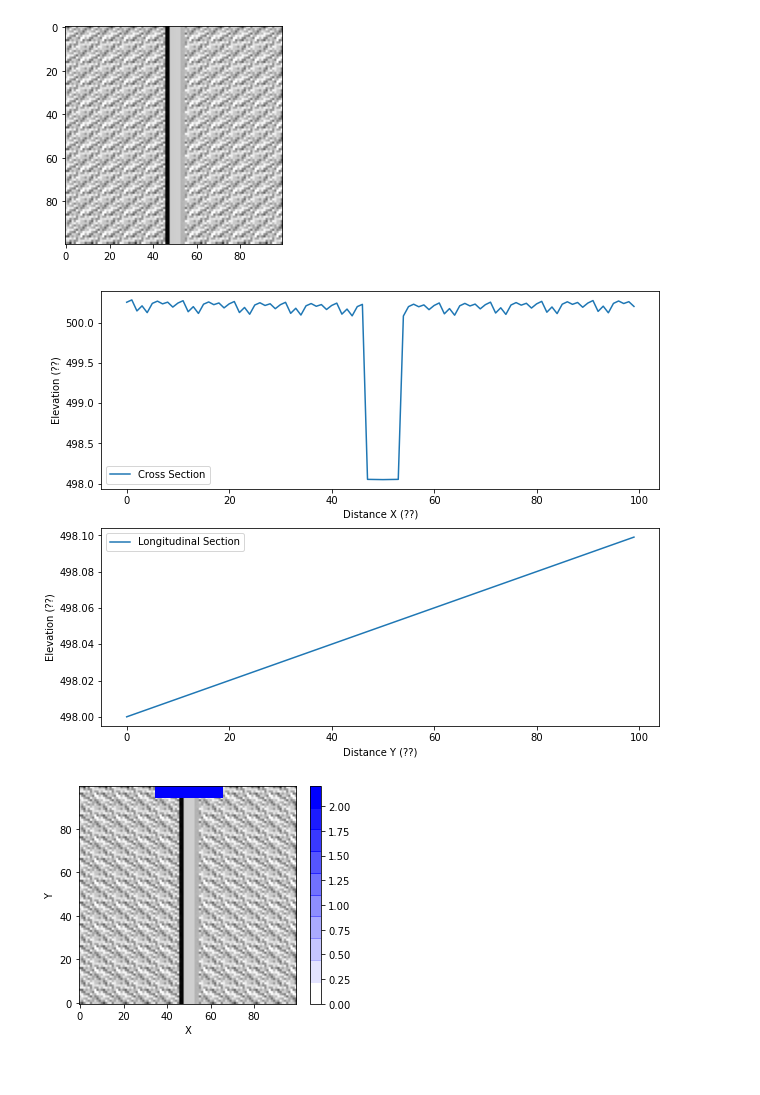
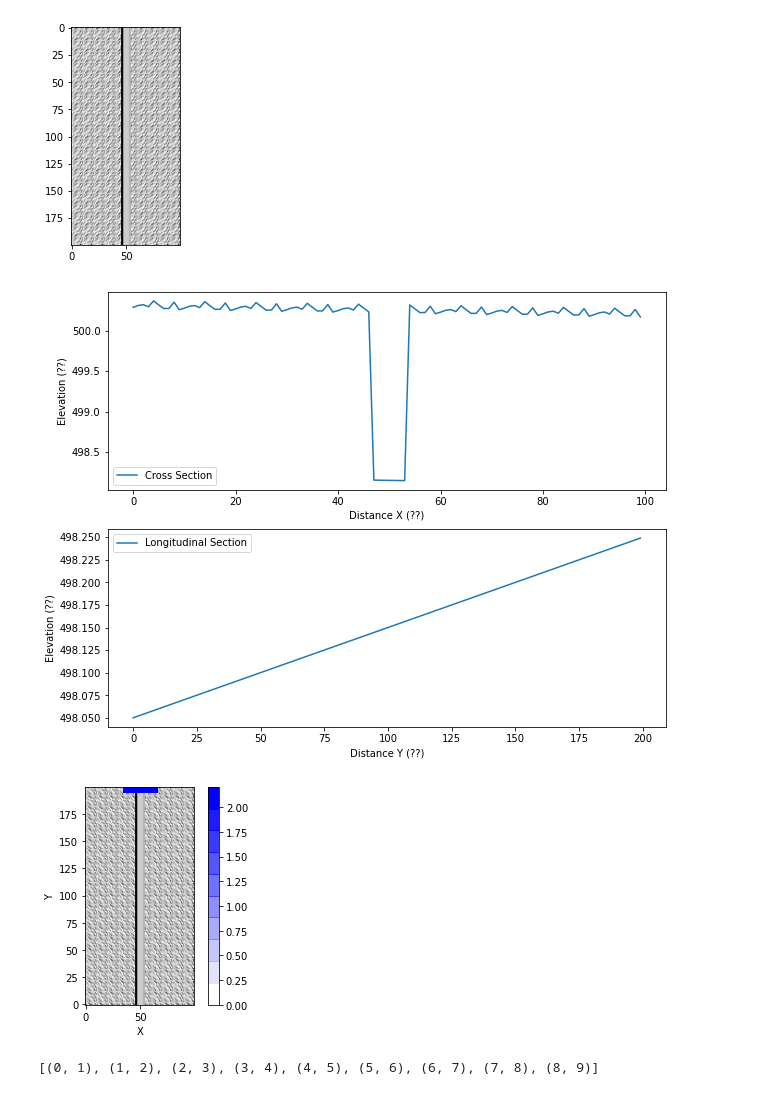
Before and after one commit to espin-2020/fluvial, a Jupyter notebook: 2D_Flow/Overland-Channel.ipynb, the cells around one changed output. Cells and saved outputs as stored; diff of their text form; code cells hidden in the pictures.

```diff
--- a/2D_Flow/Overland-Channel.ipynb
+++ b/2D_Flow/Overland-Channel.ipynb
@@ -40,7 +40,7 @@ def DepthToLinks():
         netH[i] = sampleRaster(np.reshape(h,(nX,nY)),netGrid.node_x[tempX],netGrid.node_y[tempY])
 # %%
 #Define grid
-nX = 100
+nX = 200
 nY = 100
 spacing = 1.0
 grid = RasterModelGrid((nX, nY), xy_spacing=1.)
@@ -53,4 +53,4 @@ z = grid.add_field('topographic__elevation', z, at='node')
 # Long. slope
 Long_Slope = 1./1000
 z += grid.node_y*Long_Slope
-#imshow_grid(grid,'topographic__elevation')
+imshow_grid(grid,'topographic__elevation')
@@ -59,7 +61,7 @@ z += grid.node_y*Long_Slope
 Channel_Width = 8.
 Channel_Depth = 2.
 
-isChannel = (grid.node_x > nX/2 - Channel_Width/2) * (grid.node_x < nX/2 + Channel_Width/2)
+isChannel = (grid.node_x > (nY/2 - Channel_Width/2)) * (grid.node_x < (nY/2 + Channel_Width/2))
 
 z[isChannel] -= Channel_Depth
-#imshow_grid(grid,'topographic__elevation')
+imshow_grid(grid,'topographic__elevation')
@@ -71,4 +77,4 @@ z += np.abs(grid.node_x-(nX/2))*Transversal_Slope
 # %%
 # Random noise
-z += ~isChannel * np.reshape(np.tile(np.random.rand(10,10)*0.20,[10,10]),nX*nY)
-#imshow_grid(grid,'topographic__elevation')
+z += ~isChannel * np.reshape(np.tile(np.random.rand(10,10)*0.20,[int(nX/10),int(nY/10)]),nX*nY)
+imshow_grid(grid,'topographic__elevation')
@@ -75,29 +83,29 @@ z += ~isChannel * np.reshape(np.tile(np.random.rand(10,10)*0.20,[10,10]),nX*nY)
 # %%
 ls = LightSource(azdeg=315, altdeg=45)
-plt.imshow(ls.hillshade(np.reshape(z,[100,100]), vert_exag=10), cmap='gray')
+plt.imshow(ls.hillshade(np.reshape(z,[nX,nY]), vert_exag=10), cmap='gray')
 plt.show()
 # %% [output]
-[figure, old version]
+[figure, new version]
 # %%
 fig = plt.figure(figsize=(10,8))
 
 ## Cross Section
 ax1 = plt.subplot(2,1,1)
-ax1.plot(grid.node_x[grid.node_y==nY/2],z[grid.node_y==nY/2],label="Cross Section")
+ax1.plot(grid.node_x[grid.node_y==nX/2],z[grid.node_y==nX/2],label="Cross Section")
 ax1.set_ylabel("Elevation (??)")
 ax1.set_xlabel("Distance X (??)")
 ax1.legend()
 
 ## Long Section
 ax2 = plt.subplot(2,1,2)
-ax2.plot(grid.node_y[grid.node_x==nX/2],z[grid.node_x==nX/2],label="Longitudinal Section")
+ax2.plot(grid.node_y[grid.node_x==nY/2],z[grid.node_x==nY/2],label="Longitudinal Section")
 ax2.set_ylabel("Elevation (??)")
 ax2.set_xlabel("Distance Y (??)")
 ax2.legend()
 
 fig.show()
 # %% [output]
-[figure, old version]
+[figure, new version]
 # %%
 #Cast water depth values
 #Pointer to water depth
@@ -111,9 +119,25 @@ h[bools] = Channel_Depth*1.1
 h = grid.add_field('surface_water__depth', h, at='node')
 # %%
 fig = plt.figure(figsize=(5,4))
-plt.imshow(ls.hillshade(np.reshape(z,[100,100]), vert_exag=10), cmap='gray',origin="lower")
+plt.imshow(ls.hillshade(np.reshape(z,[nX,nY]), vert_exag=10), cmap='gray',origin="lower")
 imshow_grid(grid,'surface_water__depth',cmap=WaterMap)
 fig.show()
 # %% [output]
-[figure, old version]
+[figure, new version]
+# %%
+#Define a erosion network
+
+#Topology
+y_of_node = np.linspace(1,99,10)
+x_of_node = np.ones_like(y_of_node)*nY/2
+nNodes = len(x_of_node)
+
+nodes_at_link = []
+
+for i in range(nNodes-1):
+    nodes_at_link.append((i,i+1))
+
+print(nodes_at_link)
+# %% [output]
+[(0, 1), (1, 2), (2, 3), (3, 4), (4, 5), (5, 6), (6, 7), (7, 8), (8, 9)]
 # %%
```
Also changed, not shown: parts of 14 cells of this notebook, 1 other file.
